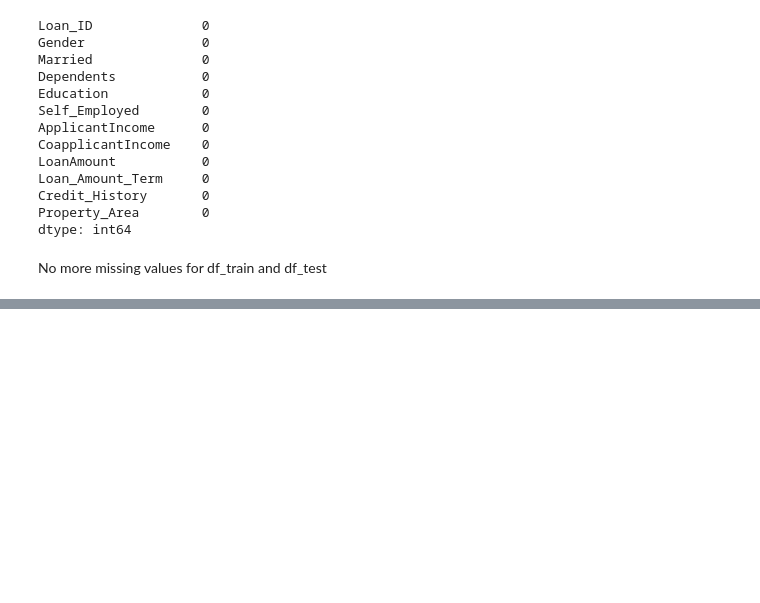
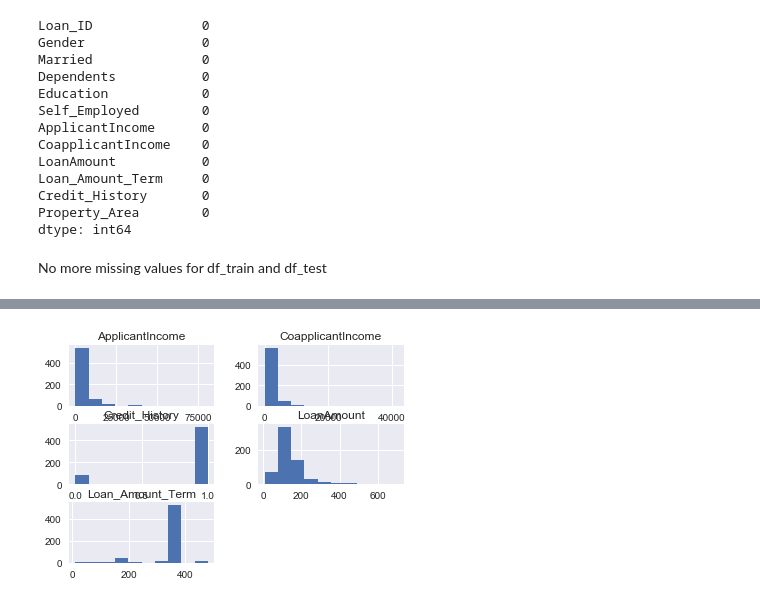
Before and after one commit to segunadelowo/loan-prediciton, a Jupyter notebook: develop/2018-08-26-SA-first-analysis.ipynb, the cells around one changed output, grey strips where cells are left out. Cells and saved outputs as stored; diff of their text form; code cells hidden in the pictures; blank space fills up the shorter version.

```diff
--- a/develop/2018-08-26-SA-first-analysis.ipynb
+++ b/develop/2018-08-26-SA-first-analysis.ipynb
@@ -195,0 +210,6 @@ No more missing values for df_train and df_test
+# %%
+# histograms
+df_train.hist()
+plt.show()
+# %% [output]
+[figure, added]
```
Also changed, not shown: parts of 19 cells of this notebook.
